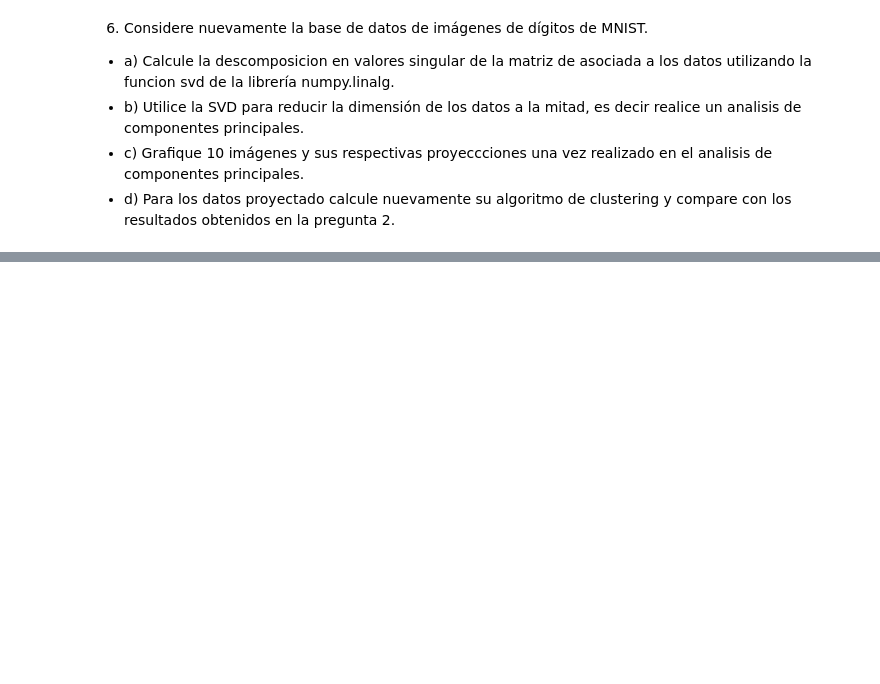
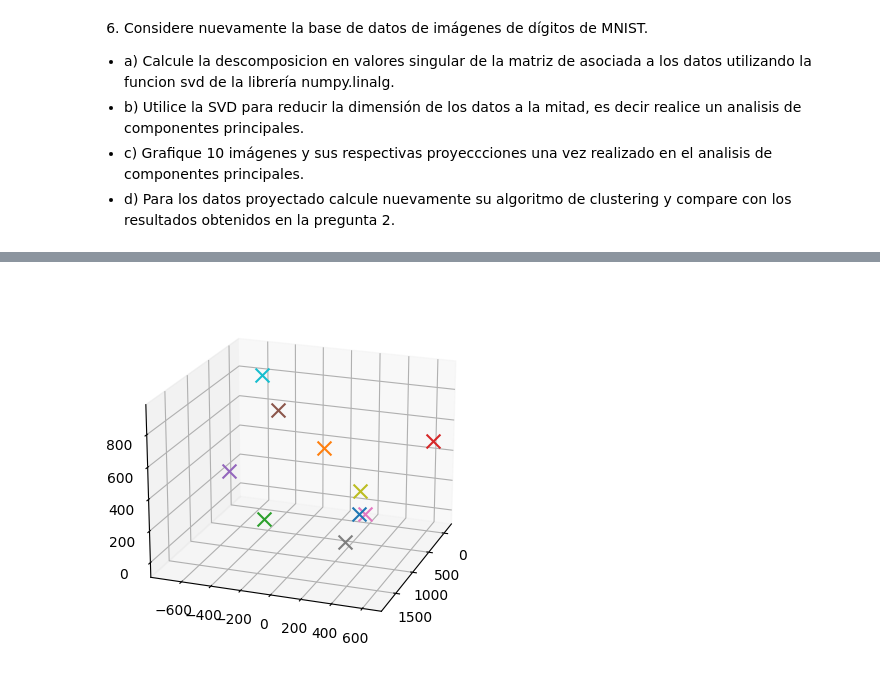
Before and after one commit to mia-uc/math-foundations-for-ai, a Jupyter notebook: hw/hw1/answer.ipynb, the cells around one changed output, grey strips where cells are left out. Drawn from its saved outputs; the diff is of its cells as text; code cells hidden in the pictures; blank space fills up the shorter version.

```diff
--- a/hw/hw1/answer.ipynb
+++ b/hw/hw1/answer.ipynb
@@ -527,0 +740,14 @@ $$
+# %%
+fig2 = plt.figure()
+ax = fig2.add_subplot(111, projection='3d')
+
+pca_3 = VT[[0,1,2], :]
+selected_image = image_set[:10, :] @ pca_3.T
+
+for i, (x, y, z) in enumerate(selected_image):
+    ax.scatter(x,y,z, marker='x',color=f'C0{i}', s=100)
+
+ax.view_init(20,20)
+plt.show()
+# %% [output]
+[figure, added]
```
Also changed, not shown: parts of 19 cells of this notebook.
